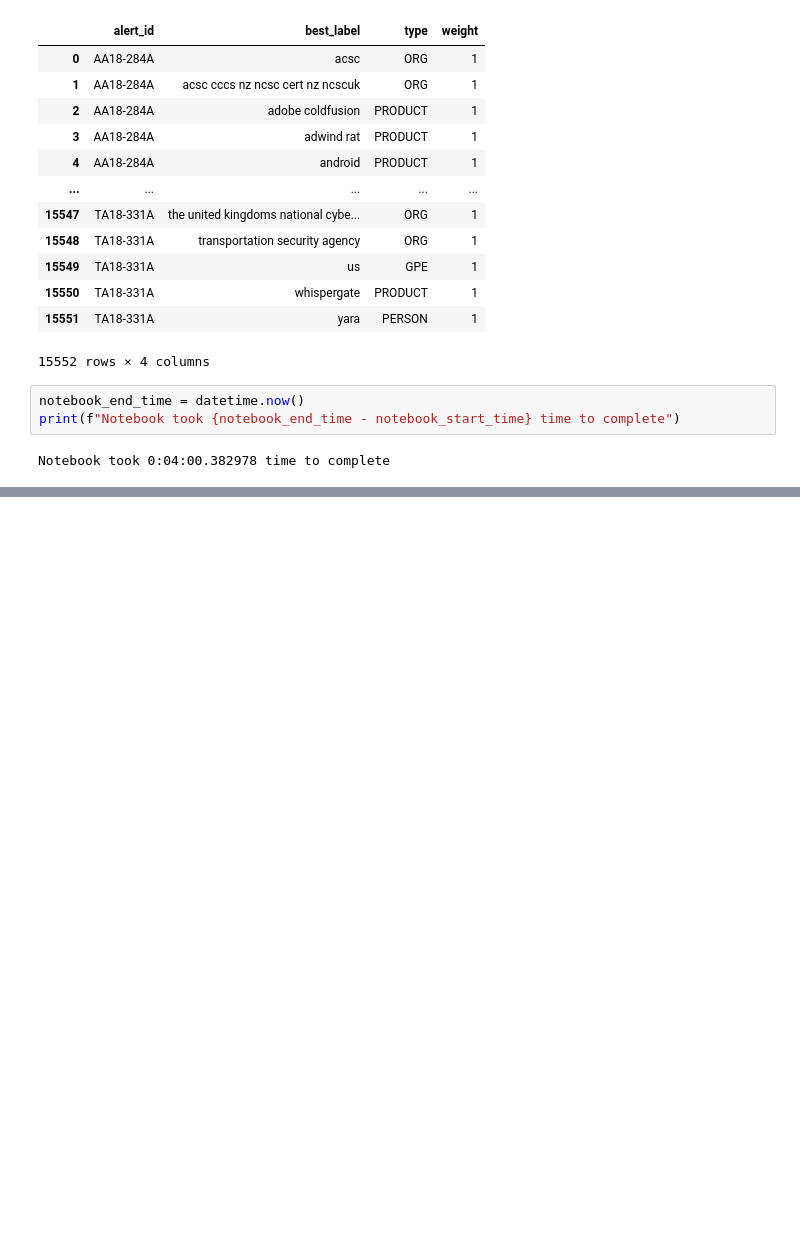
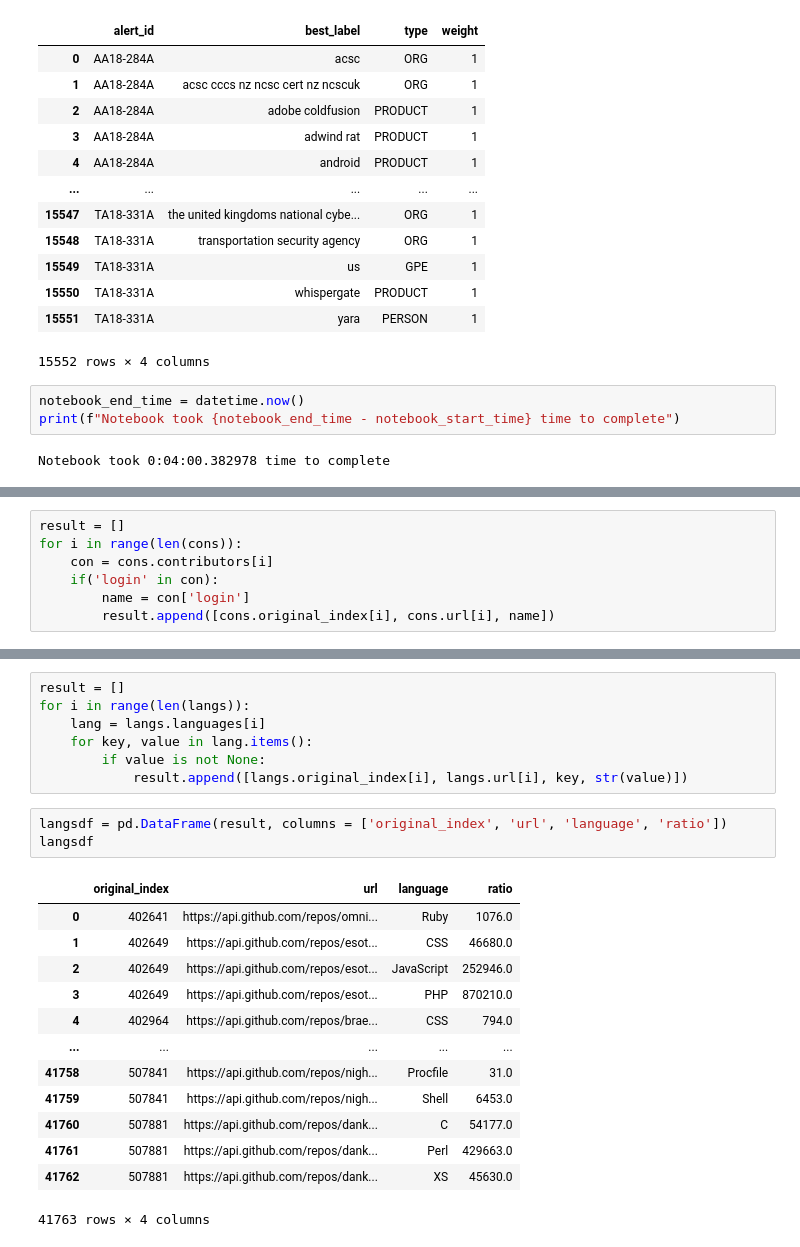
Before and after one commit to karinakanjaria/cyber-etl, a Jupyter notebook: data_integration.ipynb, the cells around one changed output, grey strips where cells are left out. Drawn from its saved outputs; the diff is of its cells as text; blank space fills up the shorter version.

```diff
--- a/data_integration.ipynb
+++ b/data_integration.ipynb
@@ -1014,0 +1218,7 @@ Notebook took 0:04:00.382978 time to complete
+# %%
+result = []
+for i in range(len(cons)):
+    con = cons.contributors[i]
+    if('login' in con):
+        name = con['login']
+        result.append([cons.original_index[i], cons.url[i], name])
@@ -1014,0 +1304,24 @@ Notebook took 0:04:00.382978 time to complete
+# %%
+result = []
+for i in range(len(langs)):
+    lang = langs.languages[i]
+    for key, value in lang.items():
+        if value is not None:
+            result.append([langs.original_index[i], langs.url[i], key, str(value)])
+# %%
+langsdf = pd.DataFrame(result, columns = ['original_index', 'url', 'language', 'ratio'])
+langsdf
+# %% [output]
+|  | original_index | url | language | ratio |
+| 0 | 402641 | https://api.github.com/repos/omni... | Ruby | 1076.0 |
+| 1 | 402649 | https://api.github.com/repos/esot... | CSS | 46680.0 |
+| 2 | 402649 | https://api.github.com/repos/esot... | JavaScript | 252946.0 |
+| 3 | 402649 | https://api.github.com/repos/esot... | PHP | 870210.0 |
+| 4 | 402964 | https://api.github.com/repos/brae... | CSS | 794.0 |
+| ... | ... | ... | ... | ... |
+| 41758 | 507841 | https://api.github.com/repos/nigh... | Procfile | 31.0 |
+| 41759 | 507841 | https://api.github.com/repos/nigh... | Shell | 6453.0 |
+| 41760 | 507881 | https://api.github.com/repos/dank... | C | 54177.0 |
+| 41761 | 507881 | https://api.github.com/repos/dank... | Perl | 429663.0 |
+| 41762 | 507881 | https://api.github.com/repos/dank... | XS | 45630.0 |
+41763 rows × 4 columns
```
Also changed, not shown: parts of 22 cells of this notebook.
